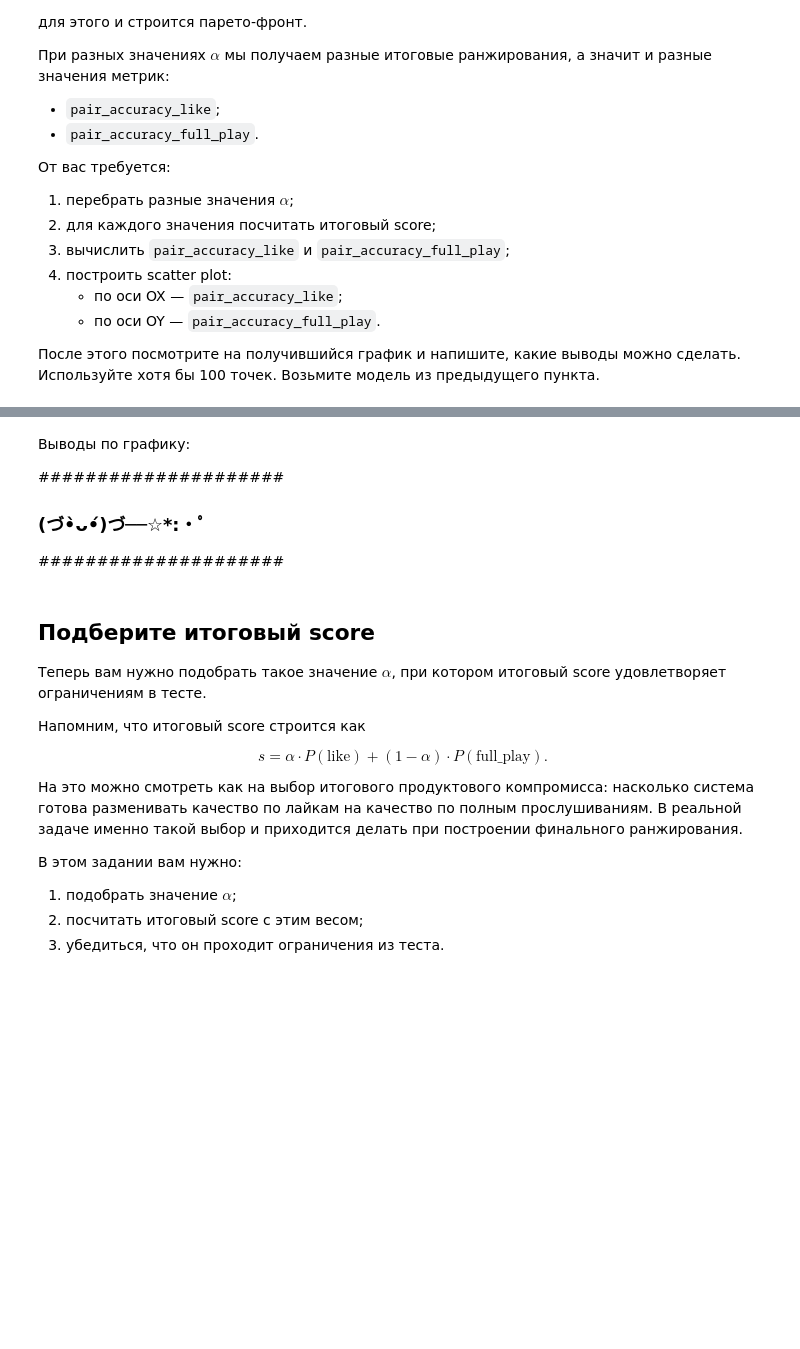
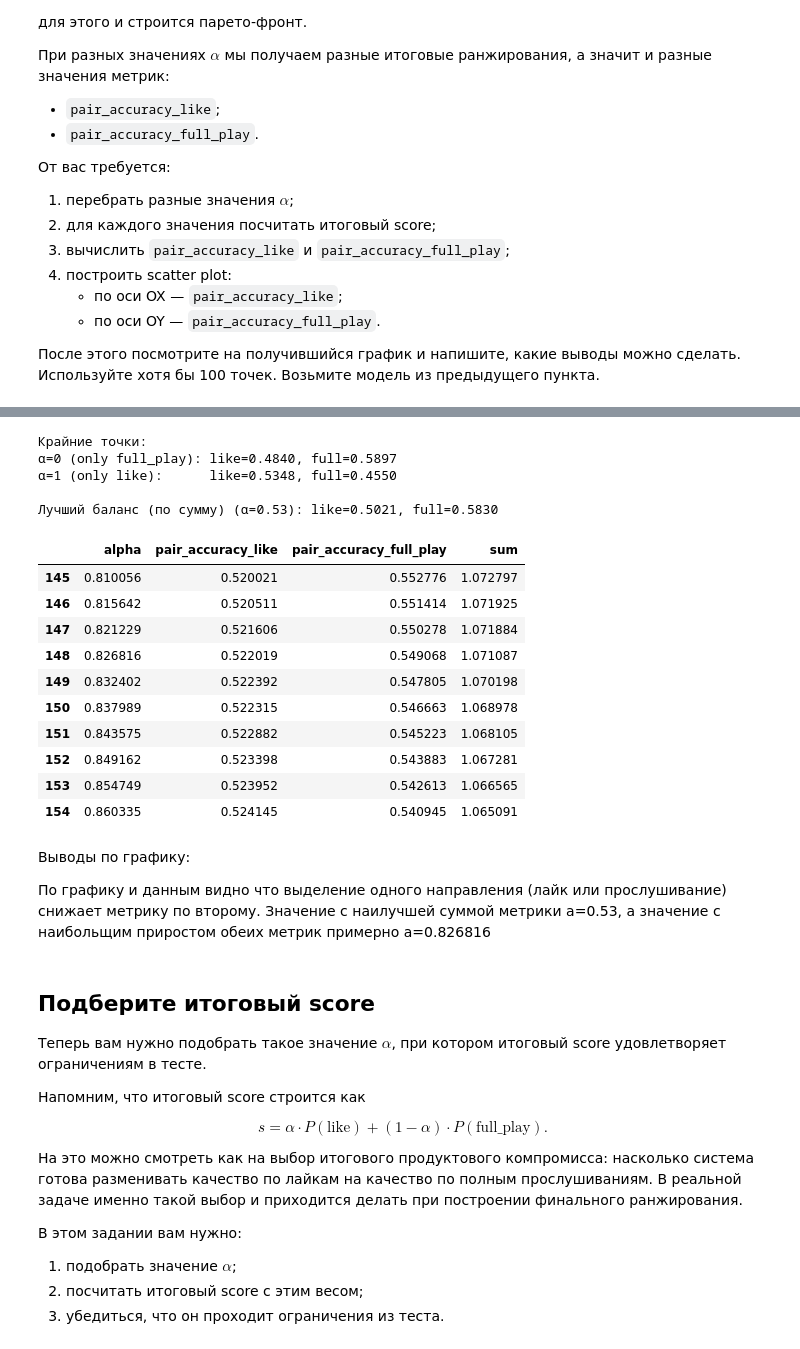
Before and after one commit to MeTStIL/YSDA-RecSys-2026, a Jupyter notebook: hw2/ranzirovanieMetlyakov.ipynb, the cells around one changed output, grey strips where cells are left out. Drawn from its saved outputs; the diff is of its cells as text; code cells hidden in the pictures; blank space fills up the shorter version.

```diff
--- a/hw2/ranzirovanieMetlyakov.ipynb
+++ b/hw2/ranzirovanieMetlyakov.ipynb
@@ -2462,9 +2533,42 @@ import matplotlib.pyplot as plt
+# %%
+print("\nКрайние точки:")
+print(f"α=0 (only full_play): like={df_pareto.iloc[0]['pair_accuracy_like']:.4f}, full={df_pareto.iloc[0]['pair_accuracy_full_play']:.4f}")
+print(f"α=1 (only like):      like={df_pareto.iloc[-1]['pair_accuracy_like']:.4f}, full={df_pareto.iloc[-1]['pair_accuracy_full_play']:.4f}")
+
+df_pareto["sum"] = df_pareto["pair_accuracy_like"] + df_pareto["pair_accuracy_full_play"]
+best_idx = df_pareto["sum"].idxmax()
+best = df_pareto.iloc[best_idx]
+print()
+print(f"Лучший баланс (по сумму) (α={best['alpha']:.2f}): like={best['pair_accuracy_like']:.4f}, full={best['pair_accuracy_full_play']:.4f}")
+# %% [output]
+Крайние точки:
+α=0 (only full_play): like=0.4840, full=0.5897
+α=1 (only like):      like=0.5348, full=0.4550
+
+Лучший баланс (по сумму) (α=0.53): like=0.5021, full=0.5830
+# %%
+valid_points = df_pareto[
+    (df_pareto["pair_accuracy_like"] > 0.52) &
+    (df_pareto["pair_accuracy_full_play"] > 0.54)
+]
+# %%
+valid_points
+# %% [output]
+|  | alpha | pair_accuracy_like | pair_accuracy_full_play | sum |
+| 145 | 0.810056 | 0.520021 | 0.552776 | 1.072797 |
+| 146 | 0.815642 | 0.520511 | 0.551414 | 1.071925 |
+| 147 | 0.821229 | 0.521606 | 0.550278 | 1.071884 |
+| 148 | 0.826816 | 0.522019 | 0.549068 | 1.071087 |
+| 149 | 0.832402 | 0.522392 | 0.547805 | 1.070198 |
+| 150 | 0.837989 | 0.522315 | 0.546663 | 1.068978 |
+| 151 | 0.843575 | 0.522882 | 0.545223 | 1.068105 |
+| 152 | 0.849162 | 0.523398 | 0.543883 | 1.067281 |
+| 153 | 0.854749 | 0.523952 | 0.542613 | 1.066565 |
+| 154 | 0.860335 | 0.524145 | 0.540945 | 1.065091 |
 # %% [markdown]
 Выводы по графику:
 
-#####################
-### (づ•̀ᴗ•́)づ──☆*:・ﾟ
-#####################
+По графику и данным видно что выделение одного направления (лайк или прослушивание) снижает метрику по второму. Значение с наилучшей суммой метрики a=0.53, а значение с наибольщим приростом обеих метрик примерно a=0.826816
 # %% [markdown]
 ## Подберите итоговый score
 
```
Also changed, not shown: parts of 10 cells of this notebook.
